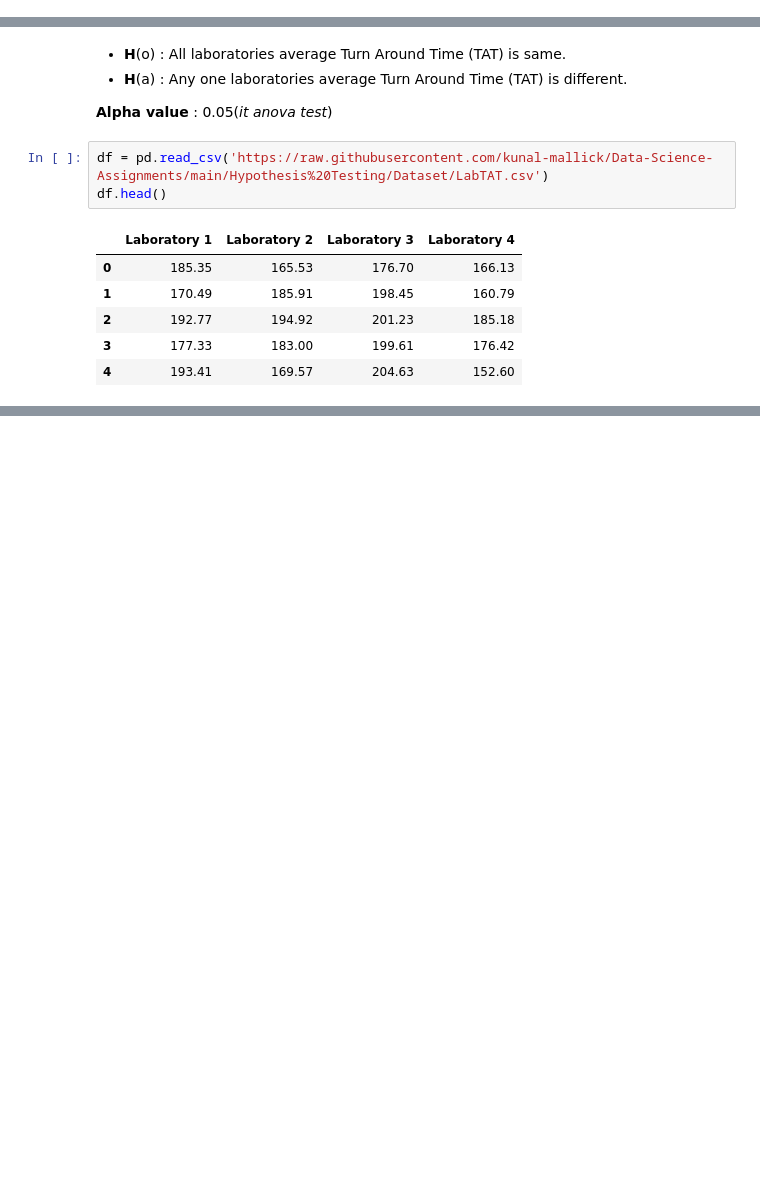
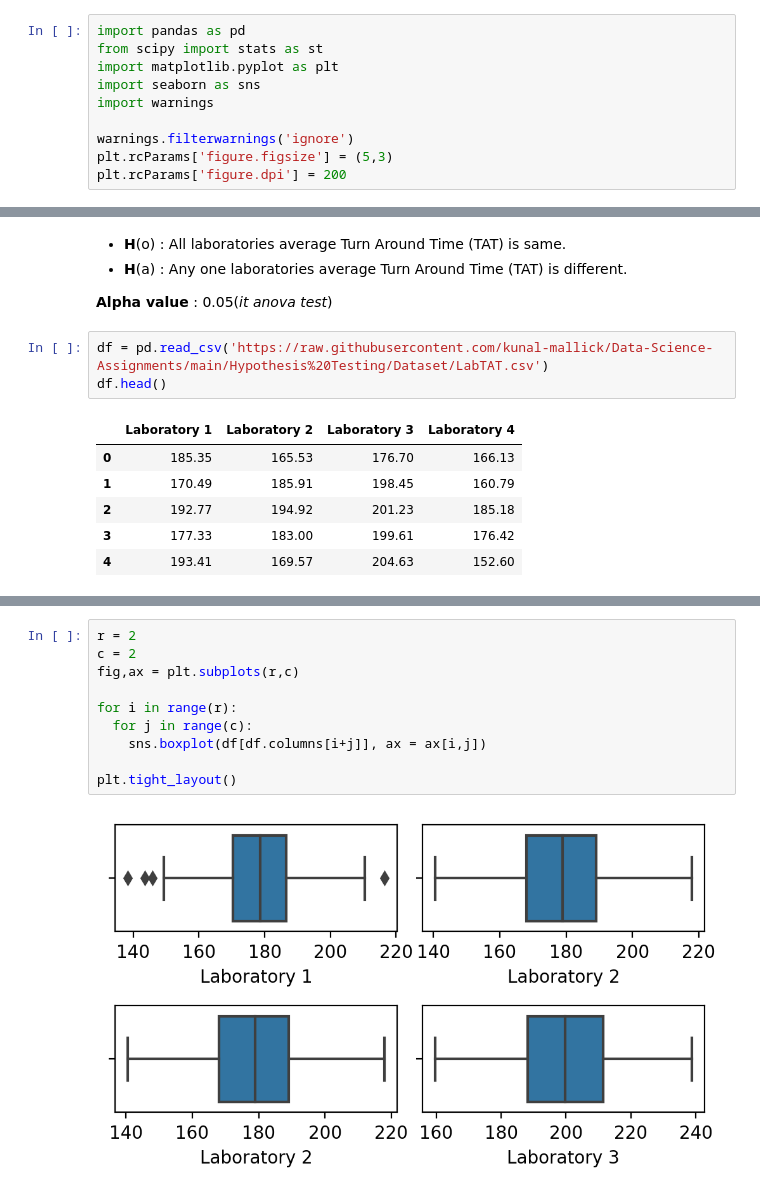
Before and after one commit to kunal-mallick/Data-Science-Assignments, a Jupyter notebook: Hypothesis Testing/Code/Q2.ipynb, the cells around one changed output, grey strips where cells are left out. Cells and saved outputs as stored; diff of their text form; blank space fills up the shorter version.

```diff
--- a/Hypothesis Testing/Code/Q2.ipynb
+++ b/Hypothesis Testing/Code/Q2.ipynb
@@ -6,3 +3,13 @@ from scipy import stats as st
+# %%
+import pandas as pd
+from scipy import stats as st
+import matplotlib.pyplot as plt
+import seaborn as sns
+import warnings
+
+warnings.filterwarnings('ignore')
+plt.rcParams['figure.figsize'] = (5,3)
+plt.rcParams['figure.dpi'] = 200
 # %% [markdown]
 # 2. A hospital wants to determine whether there is any difference in the average Turn Around Time (TAT) of reports of the laboratories on their preferred list. They collected a random sample and recorded TAT for reports of 4 laboratories. TAT is defined as sample collected to report dispatch.
 
@@ -27,2 +68,14 @@ df.head()
+# %%
+r = 2
+c = 2
+fig,ax = plt.subplots(r,c)
+
+for i in range(r):
+  for j in range(c):
+    sns.boxplot(df[df.columns[i+j]], ax = ax[i,j])
+
+plt.tight_layout()
+# %% [output]
+[figure, added]
 # %%
 alpha = 0.05
```
Also changed, not shown: parts of 6 cells of this notebook.
